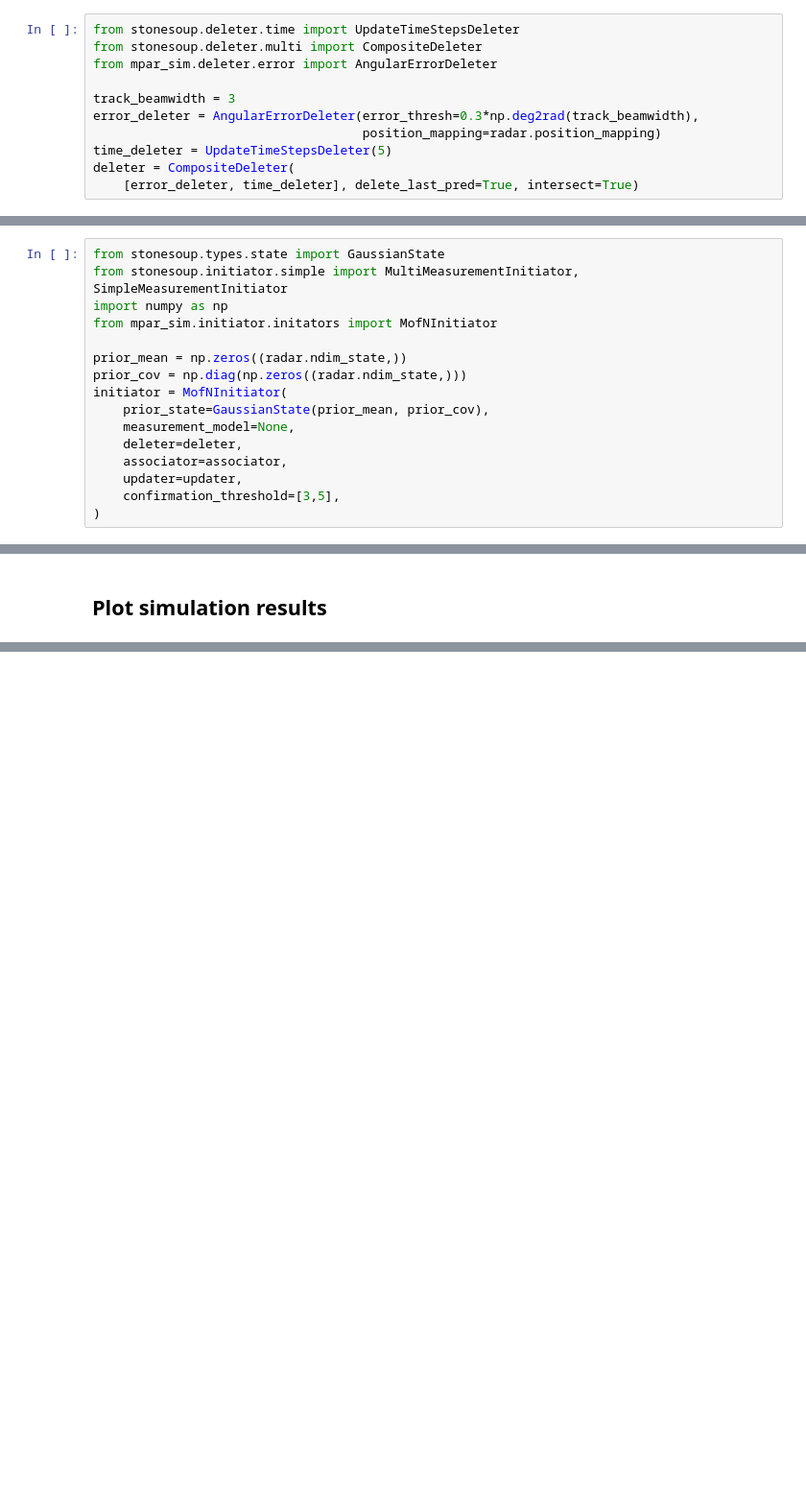
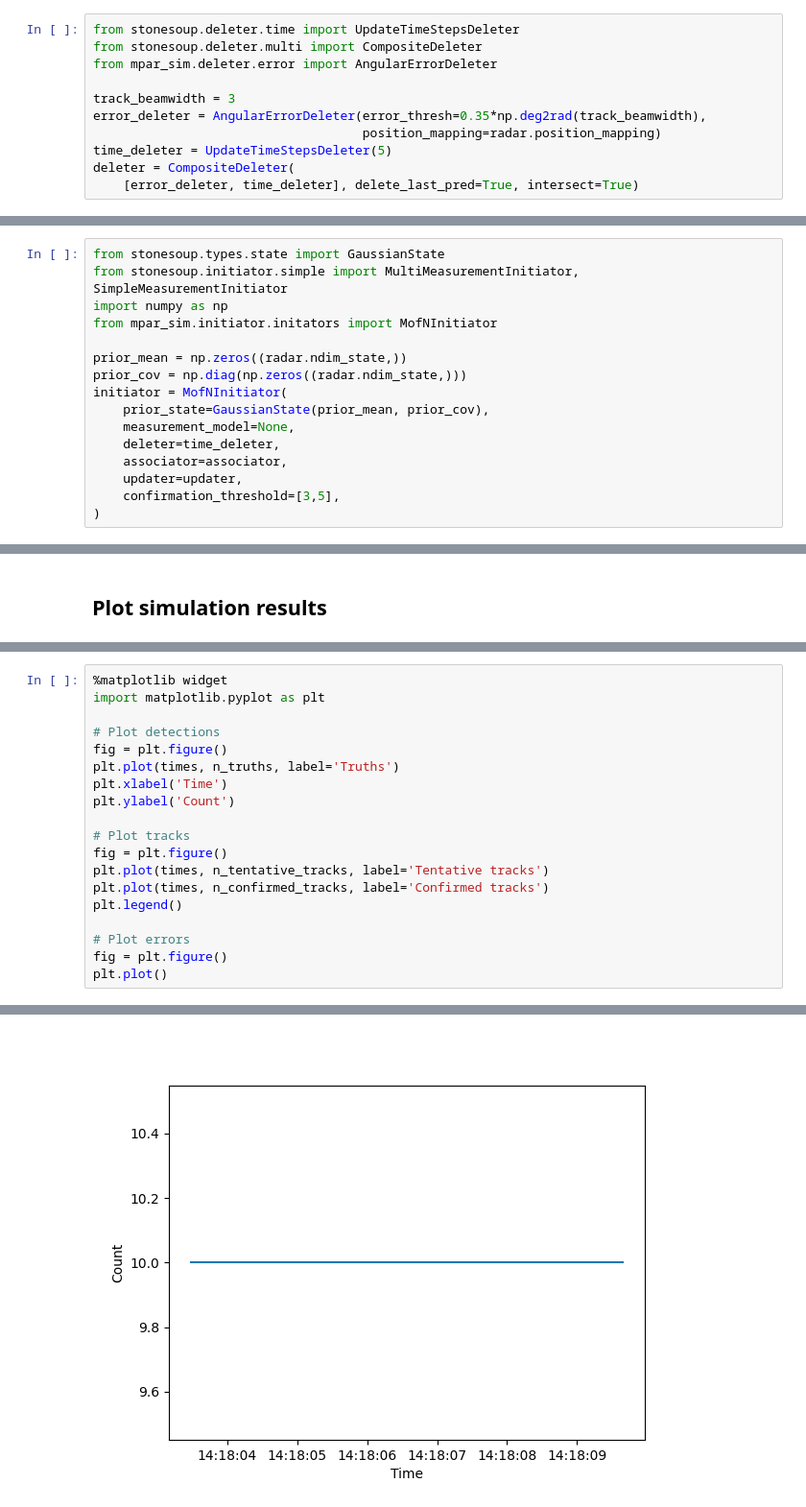
Before and after one commit to ShaneFlandermeyer/mpar-sim, a Jupyter notebook: examples/adaptive_tracking.ipynb, the cells around one changed output, grey strips where cells are left out. Shown at 96% size. Drawn from its saved outputs; the diff is of its cells as text; blank space fills up the shorter version.

Commit message:
Added some custom metrics for plotting

```diff
--- a/examples/adaptive_tracking.ipynb
+++ b/examples/adaptive_tracking.ipynb
@@ -106,7 +106,7 @@ from stonesoup.deleter.multi import CompositeDeleter
 from mpar_sim.deleter.error import AngularErrorDeleter
 
 track_beamwidth = 3
-error_deleter = AngularErrorDeleter(error_thresh=0.3*np.deg2rad(track_beamwidth),
+error_deleter = AngularErrorDeleter(error_thresh=0.35*np.deg2rad(track_beamwidth),
                                     position_mapping=radar.position_mapping)
 time_deleter = UpdateTimeStepsDeleter(5)
 deleter = CompositeDeleter(
@@ -124,7 +124,7 @@ prior_cov = np.diag(np.zeros((radar.ndim_state,)))
 initiator = MofNInitiator(
     prior_state=GaussianState(prior_mean, prior_cov),
     measurement_model=None,
-    deleter=deleter,
+    deleter=time_deleter,
     associator=associator,
     updater=updater,
     confirmation_threshold=[3,5],
@@ -349,0 +316,20 @@ plotter.fig
+# %%
+%matplotlib widget
+import matplotlib.pyplot as plt
+
+# Plot detections
+fig = plt.figure()
+plt.plot(times, n_truths, label='Truths')
+plt.xlabel('Time')
+plt.ylabel('Count')
+
+# Plot tracks
+fig = plt.figure()
+plt.plot(times, n_tentative_tracks, label='Tentative tracks')
+plt.plot(times, n_confirmed_tracks, label='Confirmed tracks')
+plt.legend()
+
+# Plot errors
+fig = plt.figure()
+plt.plot()
+# %% [output]
@@ -349,0 +337 @@ plotter.fig
+[figure, added]
```
Also changed, not shown: parts of 6 cells of this notebook, 1 other file.
